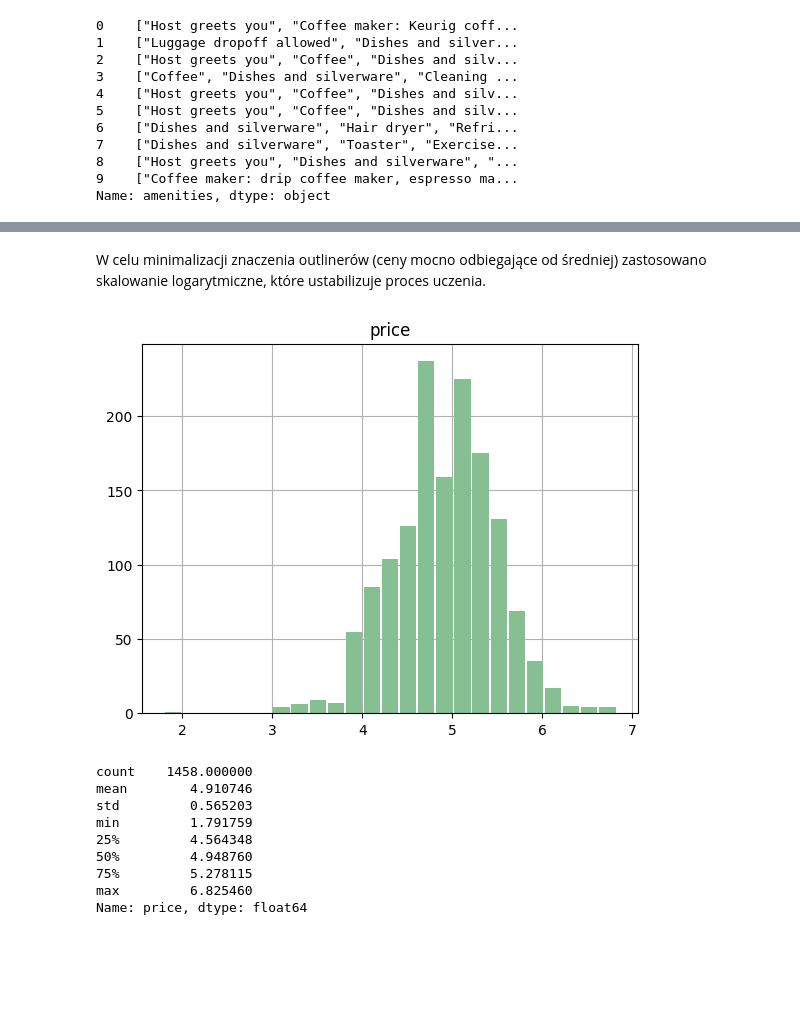
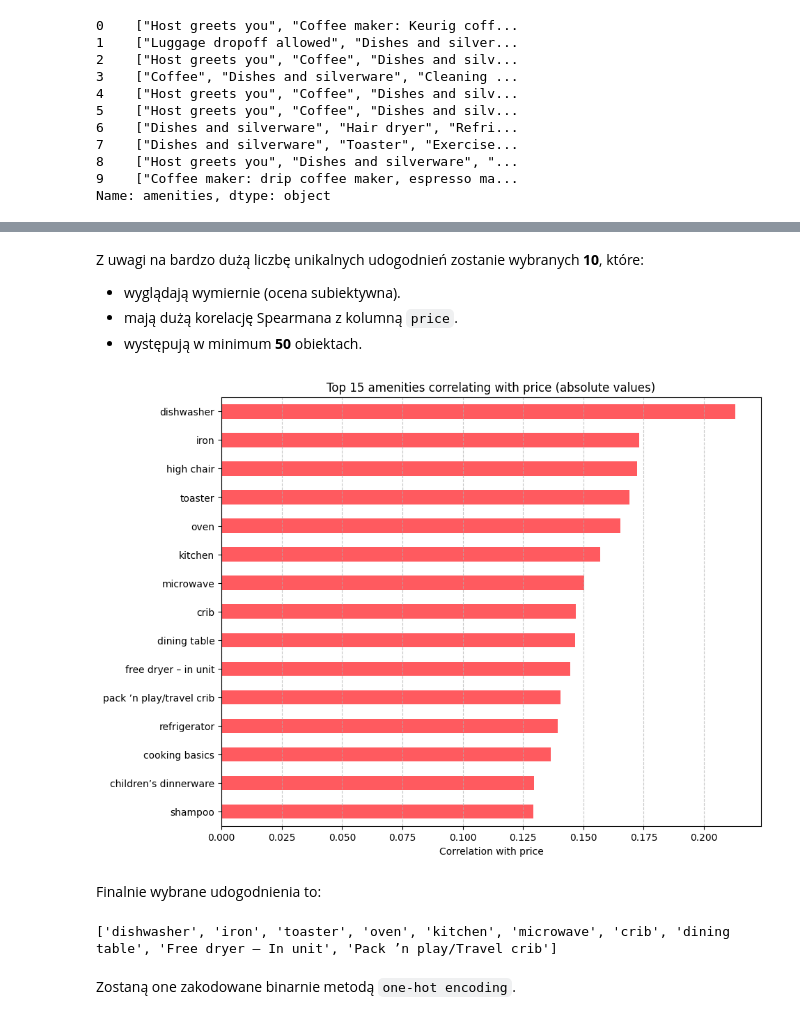
Before and after one commit to susek555/IUM, a Jupyter notebook: notebooks/preprocessing_01.ipynb, the cells around one changed output, grey strips where cells are left out. Saved outputs shown, nothing was run; the diff lists cells and outputs as text; code cells hidden in the pictures; blank space fills up the shorter version.

Commit message:
handled amenities preprocessing

```diff
--- a/notebooks/preprocessing_01.ipynb
+++ b/notebooks/preprocessing_01.ipynb
@@ -273,19 +275,33 @@ hist = listings.hist(bins=25, column="price", color="#86bf91", zorder=2, rwidth=
-# %% [markdown]
-W celu minimalizacji znaczenia outlinerów (ceny mocno odbiegające od średniej) zastosowano skalowanie logarytmiczne, które ustabilizuje proces uczenia.
-# %%
-listings = transform_price(listings)
-hist = listings.hist(bins=25, column="price", color="#86bf91", zorder=2, rwidth=0.9)
-# %% [output]
-[figure, removed]
-# %%
-listings["price"].describe()
-# %% [output]
-count    1458.000000
-mean        4.910746
-std         0.565203
-min         1.791759
-25%         4.564348
-50%         4.948760
-75%         5.278115
-max         6.825460
-Name: price, dtype: float64
+# %% [markdown]
+Z uwagi na bardzo dużą liczbę unikalnych udogodnień zostanie wybranych **10**, które:
+- wyglądają wymiernie (ocena subiektywna).
+- mają dużą korelację Spearmana z kolumną `price`.
+- występują w minimum **50** obiektach.
+# %%
+from src.amenities_correlation import calc_amenities_correlation
+
+amenities_correlation_df = calc_amenities_correlation("../data/raw/listings.csv", min_freq=50)
+amenities_correlation_df = amenities_correlation_df.abs()
+
+top_15 = amenities_correlation_df.sort_values(ascending=False).head(15)
+top_15.sort_values(ascending=True).plot(
+    kind='barh',
+    figsize=(10, 8),
+    color='#FF5A5F',
+    title='Top 15 amenities correlating with price (absolute values)'
+)
+plt.xlabel('Correlation with price')
+plt.grid(axis='x', linestyle='--', alpha=0.7)
+plt.show()
+# %% [output]
+[figure, added]
+# %% [markdown]
+Finalnie wybrane udogodnienia to:
+# %%
+from src.features import AMENITIES
+
+print(AMENITIES)
+# %% [output]
+['dishwasher', 'iron', 'toaster', 'oven', 'kitchen', 'microwave', 'crib', 'dining table', 'Free dryer – In unit', 'Pack ’n play/Travel crib']
+# %% [markdown]
+Zostaną one zakodowane binarnie metodą `one-hot encoding`.
```
Also changed, not shown: parts of 18 cells of this notebook, 3 other files.
